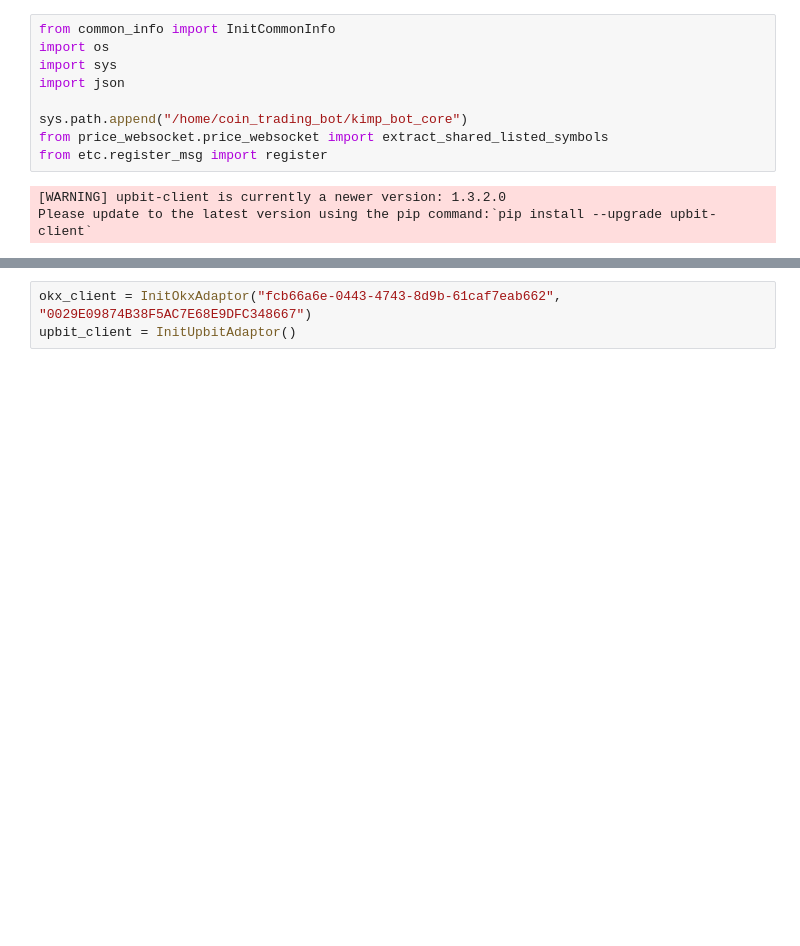
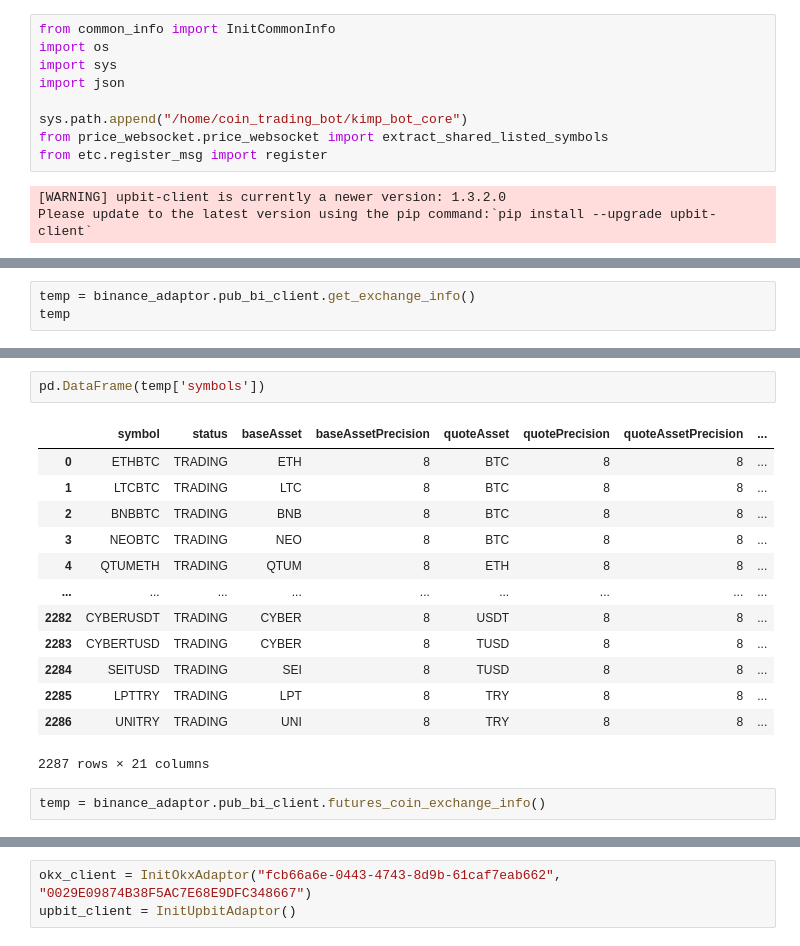
Before and after one commit to charlie115/act, a Jupyter notebook: exchange_plugin/test_plugins.ipynb, the cells around one changed output, grey strips where cells are left out. Drawn from its saved outputs; the diff is of its cells as text; blank space fills up the shorter version.

```diff
--- a/exchange_plugin/test_plugins.ipynb
+++ b/exchange_plugin/test_plugins.ipynb
@@ -19,0 +62,3 @@ Please update to the latest version using the pip command:`pip install --upgrade
+# %%
+temp = binance_adaptor.pub_bi_client.get_exchange_info()
+temp
@@ -19,0 +83,18 @@ Please update to the latest version using the pip command:`pip install --upgrade
+# %%
+pd.DataFrame(temp['symbols'])
+# %% [output]
+|  | symbol | status | baseAsset | baseAssetPrecision | quoteAsset | quotePrecision | quoteAssetPrecision | ... |
+| 0 | ETHBTC | TRADING | ETH | 8 | BTC | 8 | 8 | ... |
+| 1 | LTCBTC | TRADING | LTC | 8 | BTC | 8 | 8 | ... |
+| 2 | BNBBTC | TRADING | BNB | 8 | BTC | 8 | 8 | ... |
+| 3 | NEOBTC | TRADING | NEO | 8 | BTC | 8 | 8 | ... |
+| 4 | QTUMETH | TRADING | QTUM | 8 | ETH | 8 | 8 | ... |
+| ... | ... | ... | ... | ... | ... | ... | ... | ... |
+| 2282 | CYBERUSDT | TRADING | CYBER | 8 | USDT | 8 | 8 | ... |
+| 2283 | CYBERTUSD | TRADING | CYBER | 8 | TUSD | 8 | 8 | ... |
+| 2284 | SEITUSD | TRADING | SEI | 8 | TUSD | 8 | 8 | ... |
+| 2285 | LPTTRY | TRADING | LPT | 8 | TRY | 8 | 8 | ... |
+| 2286 | UNITRY | TRADING | UNI | 8 | TRY | 8 | 8 | ... |
+2287 rows × 21 columns
+# %%
+temp = binance_adaptor.pub_bi_client.futures_coin_exchange_info()
```
Also changed, not shown: parts of 8 cells of this notebook, 25 other files.
